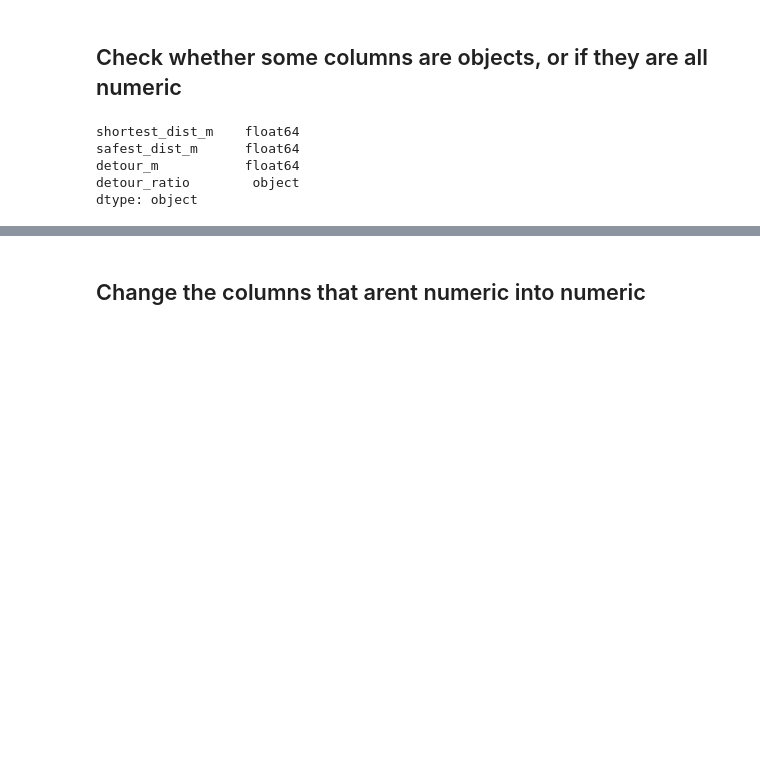
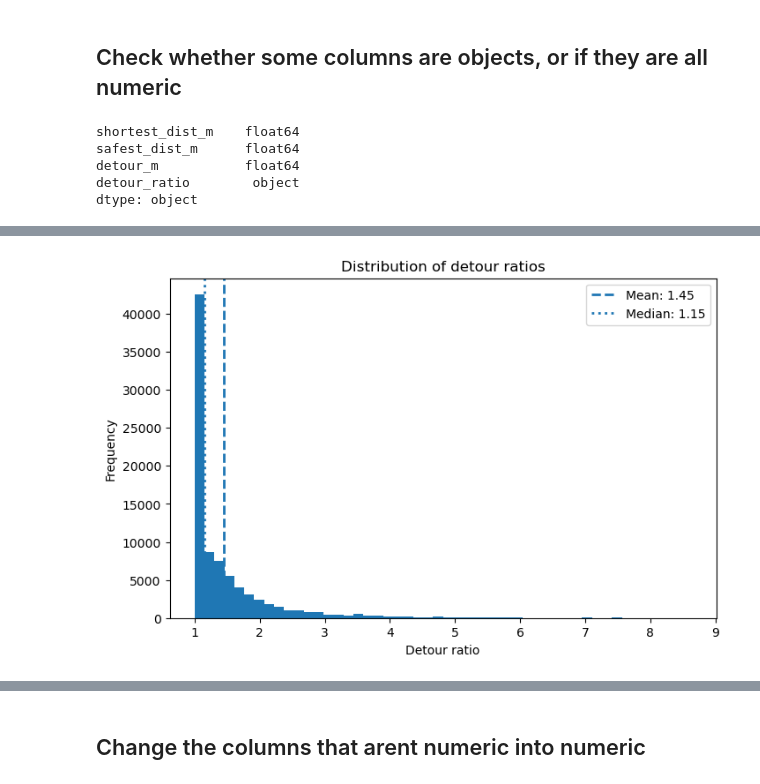
Before and after one commit to peterkriegel/safe-bike-paths-to-school-cph, a Jupyter notebook: notebooks/06_accessibility_analysis.ipynb, the cells around one changed output, grey strips where cells are left out. Drawn from its saved outputs; the diff is of its cells as text; code cells hidden in the pictures; blank space fills up the shorter version.

```diff
--- a/notebooks/06_accessibility_analysis.ipynb
+++ b/notebooks/06_accessibility_analysis.ipynb
@@ -60,0 +68,43 @@ dtype: object
+# %%
+routes_clean["detour_ratio"] = pd.to_numeric(
+    routes_clean["detour_ratio"],
+    errors="coerce"
+)
+
+plot_data = routes_clean[
+    routes_clean["detour_ratio"].notna() &
+    (routes_clean["detour_ratio"] >= 1)
+].copy()
+# %%
+plt.figure(figsize=(8, 5))
+
+plt.hist(
+    plot_data["detour_ratio"],
+    bins=50
+)
+
+mean_detour_ratio = plot_data["detour_ratio"].mean()
+median_detour_ratio = plot_data["detour_ratio"].median()
+
+plt.axvline(
+    mean_detour_ratio,
+    linestyle="--",
+    linewidth=2,
+    label=f"Mean: {mean_detour_ratio:.2f}"
+)
+
+plt.axvline(
+    median_detour_ratio,
+    linestyle=":",
+    linewidth=2,
+    label=f"Median: {median_detour_ratio:.2f}"
+)
+
+plt.xlabel("Detour ratio")
+plt.ylabel("Frequency")
+plt.title("Distribution of detour ratios")
+plt.legend()
+
+plt.show()
+# %% [output]
+[figure, added]
```
Also changed, not shown: parts of 13 cells of this notebook, 1 other file.
